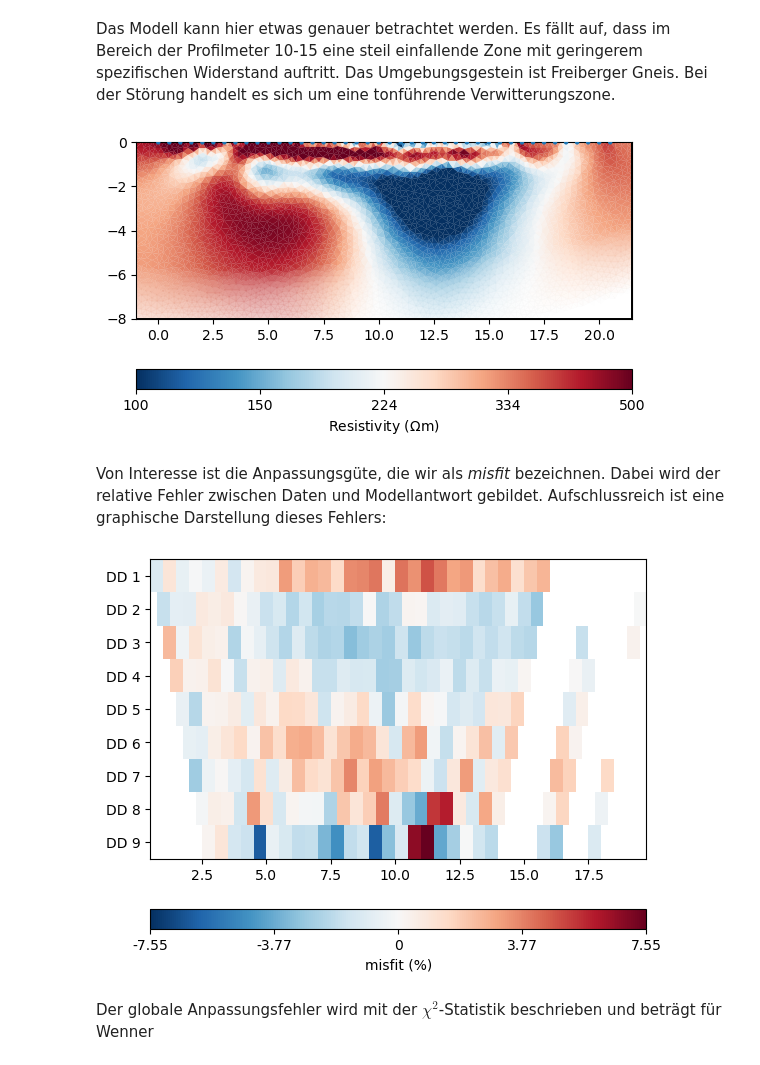
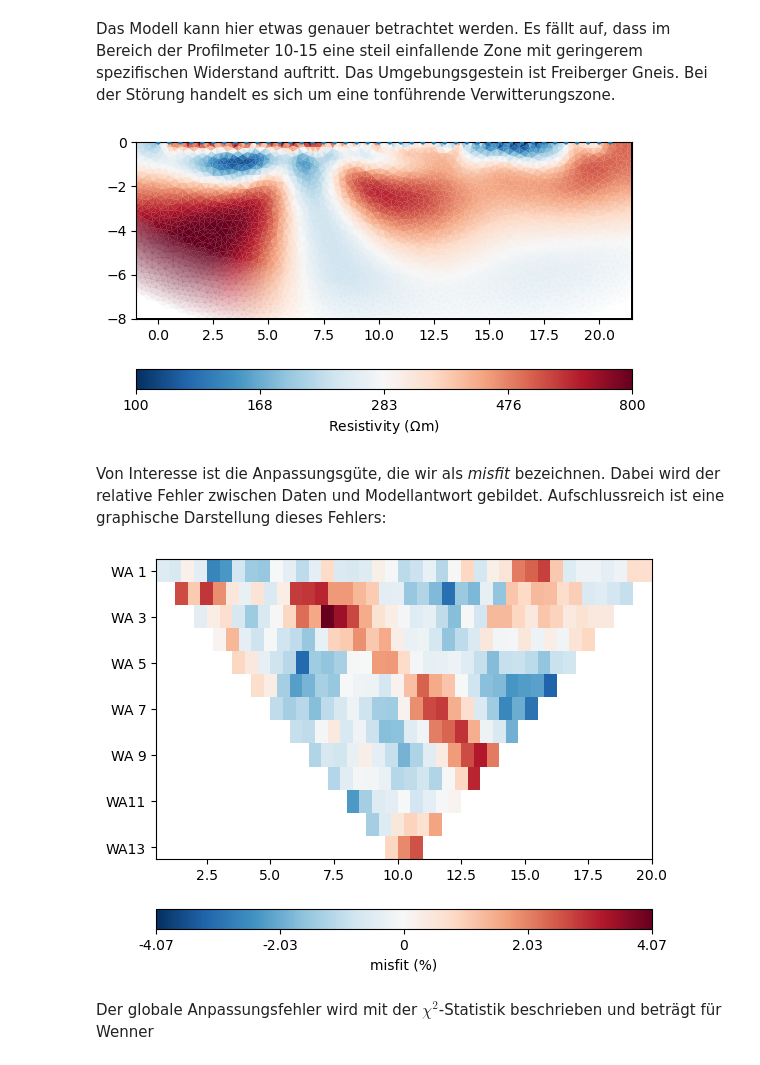
Before and after one commit to ruboerner/MEA, a Jupyter notebook: pygimli_inversion.ipynb, the cells around one changed output. Saved outputs shown, nothing was run; the diff lists cells and outputs as text; code cells hidden in the pictures.

```diff
--- a/pygimli_inversion.ipynb
+++ b/pygimli_inversion.ipynb
@@ -69,9 +69,9 @@ Der Dipol-Dipol-Datensatz besteht aus 93, der Pol-Dipol-Datensatz aus 99 und der
 Die Python-Objekte `dipoldipol`, `wenner` und `poldipol` enthalten sämtliche gemessenen Daten:
 # %%
 # wenner = pg.load("energy_3_all_2023_01_20.mea")
-# wenner = pg.load("Erzgang/erz_17_10_we_full_new.mea");
+wenner = pg.load("Erzgang/erz_17_10_we_full_new.mea");
 # dd = pg.load("Erzgang/erz_17_10_dd_new.mea");
-wenner = pg.load("Erzgang/erz_18_10_3_dd_new.mea");
+# wenner = pg.load("Erzgang/erz_18_10_3_dd_new.mea");
 print(wenner)
 # print(dd)
 # %% [output]
@@ -138,9 +138,9 @@ Es fällt auf, dass im Bereich der Profilmeter 10-15 eine steil einfallende Zone
 Das Umgebungsgestein ist Freiberger Gneis.
 Bei der Störung handelt es sich um eine tonführende Verwitterungszone.
 # %%
-ertwenner.showModel(modwenner, cMap="RdBu_r", cMin=100, cMax=500);
+ertwenner.showModel(modwenner, cMap="RdBu_r", cMin=100, cMax=800);
 # %% [output]
-[figure, old version]
+[figure, new version]
 # %% [markdown]
 Von Interesse ist die Anpassungsgüte, die wir als *misfit* bezeichnen.
 Dabei wird der relative Fehler zwischen Daten und Modellantwort gebildet.
@@ -150,7 +150,7 @@ misfitwe = ertwenner.inv.response / wenner['rhoa'] * 100 - 100
 me = np.max(np.abs(misfitwe))
 pg.show(wenner, misfitwe, cMap="RdBu_r", cMin=-me, cMax=me, label="misfit (%)");
 # %% [output]
-[figure, old version]
+[figure, new version]
 # %% [markdown]
 Der globale Anpassungsfehler wird mit der $\chi^2$-Statistik beschrieben und beträgt für Wenner
 # %%
```
Also changed, not shown: parts of 5 cells of this notebook.
